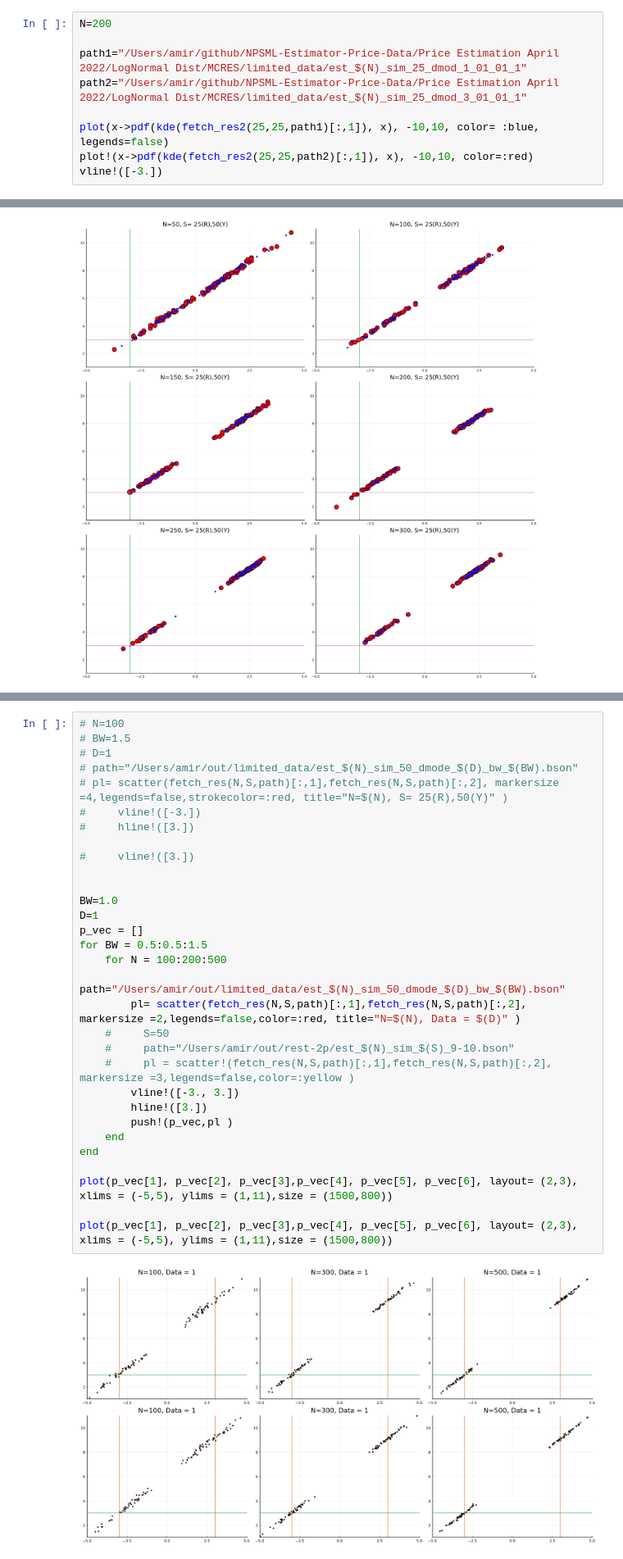
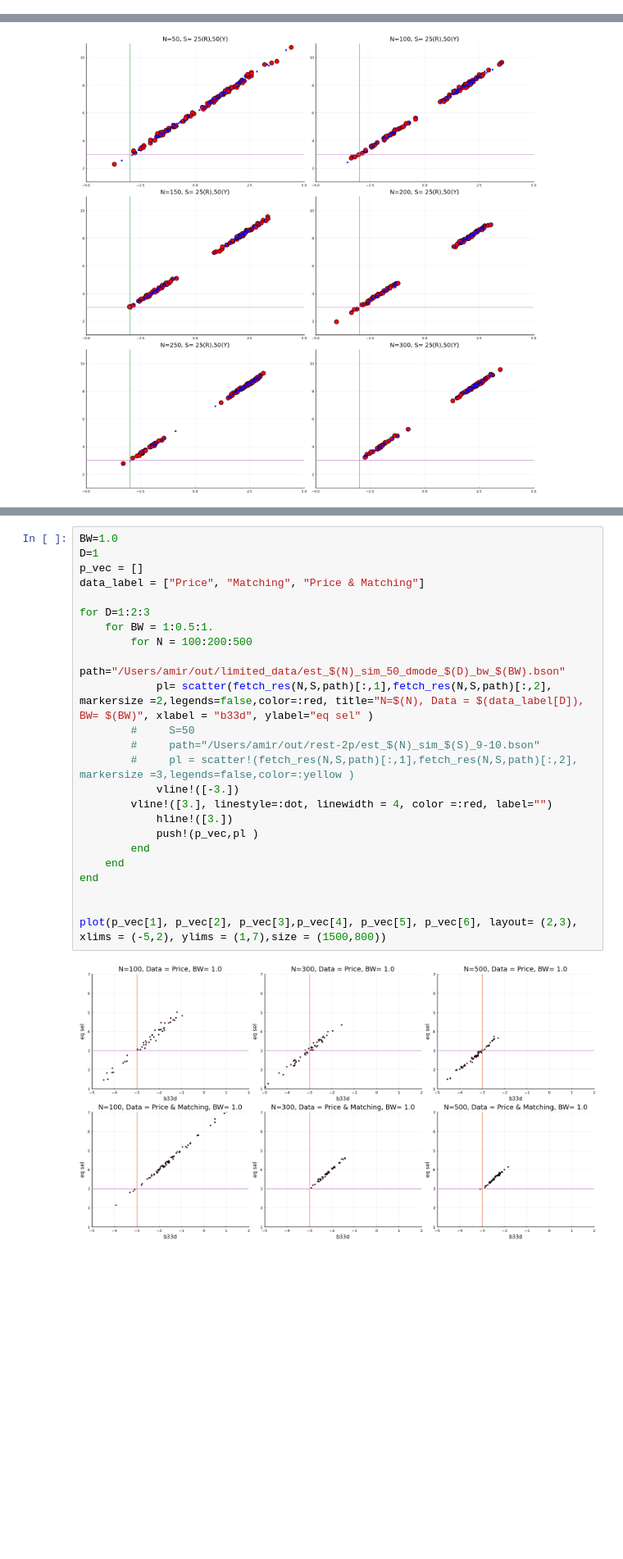
Before and after one commit to amirkp/NPSML-Estimator-Price-Data, a Jupyter notebook: Price Estimation April 2022/NOTS/output/nb 2022 07 14.ipynb, the cells around one changed output, grey strips where cells are left out. Shown at 82% size. Cells and saved outputs as stored; diff of their text form; blank space fills up the shorter version.

```diff
--- a/Price Estimation April 2022/NOTS/output/nb 2022 07 14.ipynb
+++ b/Price Estimation April 2022/NOTS/output/nb 2022 07 14.ipynb
@@ -110,9 +35,0 @@ fetch_res2(25,25,path1)[:,1]
-# %%
-N=200
-
-path1="/Users/amir/github/NPSML-Estimator-Price-Data/Price Estimation April 2022/LogNormal Dist/MCRES/limited_data/est_$(N)_sim_25_dmod_1_01_01_1"
-path2="/Users/amir/github/NPSML-Estimator-Price-Data/Price Estimation April 2022/LogNormal Dist/MCRES/limited_data/est_$(N)_sim_25_dmod_3_01_01_1"
-
-plot(x->pdf(kde(fetch_res2(25,25,path1)[:,1]), x), -10,10, color= :blue, legends=false)
-plot!(x->pdf(kde(fetch_res2(25,25,path2)[:,1]), x), -10,10, color=:red)
-vline!([-3.])
@@ -241,35 +122,28 @@ I consider a design with $N=100,300,500$, $S=50$, and $100$ replications. I vary
 
 For each sample size $N$ and the choice of bandwidth, I consider two different data scenarios. One where only prices are available and the second one where we have access to both the prices and the equilibrium matching. The case with prices alone can be thought of as the situation where the equilibrium transfer is disclosed but the characteristics of the equilibrium partner are not.
 # %%
-# N=100
-# BW=1.5
-# D=1
-# path="/Users/amir/out/limited_data/est_$(N)_sim_50_dmode_$(D)_bw_$(BW).bson"
-# pl= scatter(fetch_res(N,S,path)[:,1],fetch_res(N,S,path)[:,2], markersize =4,legends=false,strokecolor=:red, title="N=$(N), S= 25(R),50(Y)" )
-#     vline!([-3.])
-#     hline!([3.])
-
-#     vline!([3.])
-
-
 BW=1.0
 D=1
 p_vec = []
-for BW = 0.5:0.5:1.5
-    for N = 100:200:500
-        path="/Users/amir/out/limited_data/est_$(N)_sim_50_dmode_$(D)_bw_$(BW).bson"
-        pl= scatter(fetch_res(N,S,path)[:,1],fetch_res(N,S,path)[:,2], markersize =2,legends=false,color=:red, title="N=$(N), Data = $(D)" )
-    #     S=50
-    #     path="/Users/amir/out/rest-2p/est_$(N)_sim_$(S)_9-10.bson"
-    #     pl = scatter!(fetch_res(N,S,path)[:,1],fetch_res(N,S,path)[:,2], markersize =3,legends=false,color=:yellow )
-        vline!([-3., 3.])
-        hline!([3.])
-        push!(p_vec,pl )
+data_label = ["Price", "Matching", "Price & Matching"]
+
+for D=1:2:3
+    for BW = 1:0.5:1.
+        for N = 100:200:500
+            path="/Users/amir/out/limited_data/est_$(N)_sim_50_dmode_$(D)_bw_$(BW).bson"
+            pl= scatter(fetch_res(N,S,path)[:,1],fetch_res(N,S,path)[:,2], markersize =2,legends=false,color=:red, title="N=$(N), Data = $(data_label[D]), BW= $(BW)", xlabel = "b33d", ylabel="eq sel" )
+        #     S=50
+        #     path="/Users/amir/out/rest-2p/est_$(N)_sim_$(S)_9-10.bson"
+        #     pl = scatter!(fetch_res(N,S,path)[:,1],fetch_res(N,S,path)[:,2], markersize =3,legends=false,color=:yellow )
+            vline!([-3.])
+        vline!([3.], linestyle=:dot, linewidth = 4, color =:red, label="")
+            hline!([3.])
+            push!(p_vec,pl )
+        end
     end
 end
 
-plot(p_vec[1], p_vec[2], p_vec[3],p_vec[4], p_vec[5], p_vec[6], layout= (2,3), xlims = (-5,5), ylims = (1,11),size = (1500,800))
 
-plot(p_vec[1], p_vec[2], p_vec[3],p_vec[4], p_vec[5], p_vec[6], layout= (2,3), xlims = (-5,5), ylims = (1,11),size = (1500,800))
+plot(p_vec[1], p_vec[2], p_vec[3],p_vec[4], p_vec[5], p_vec[6], layout= (2,3), xlims = (-5,2), ylims = (1,7),size = (1500,800))
 # %% [output]
-[figure, old version]
+[figure, new version]
```
Also changed, not shown: parts of 41 cells of this notebook, 26 other files.
